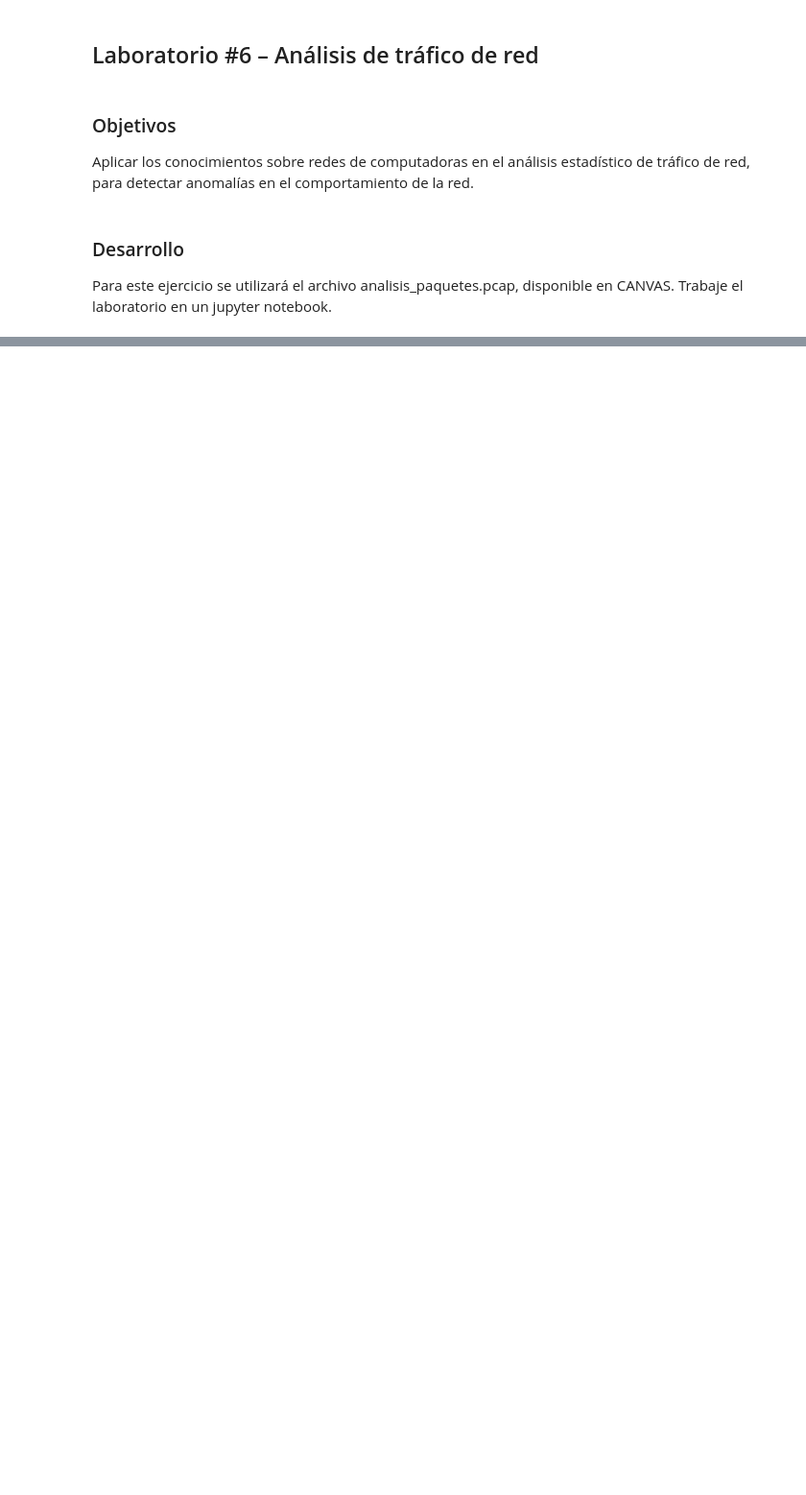
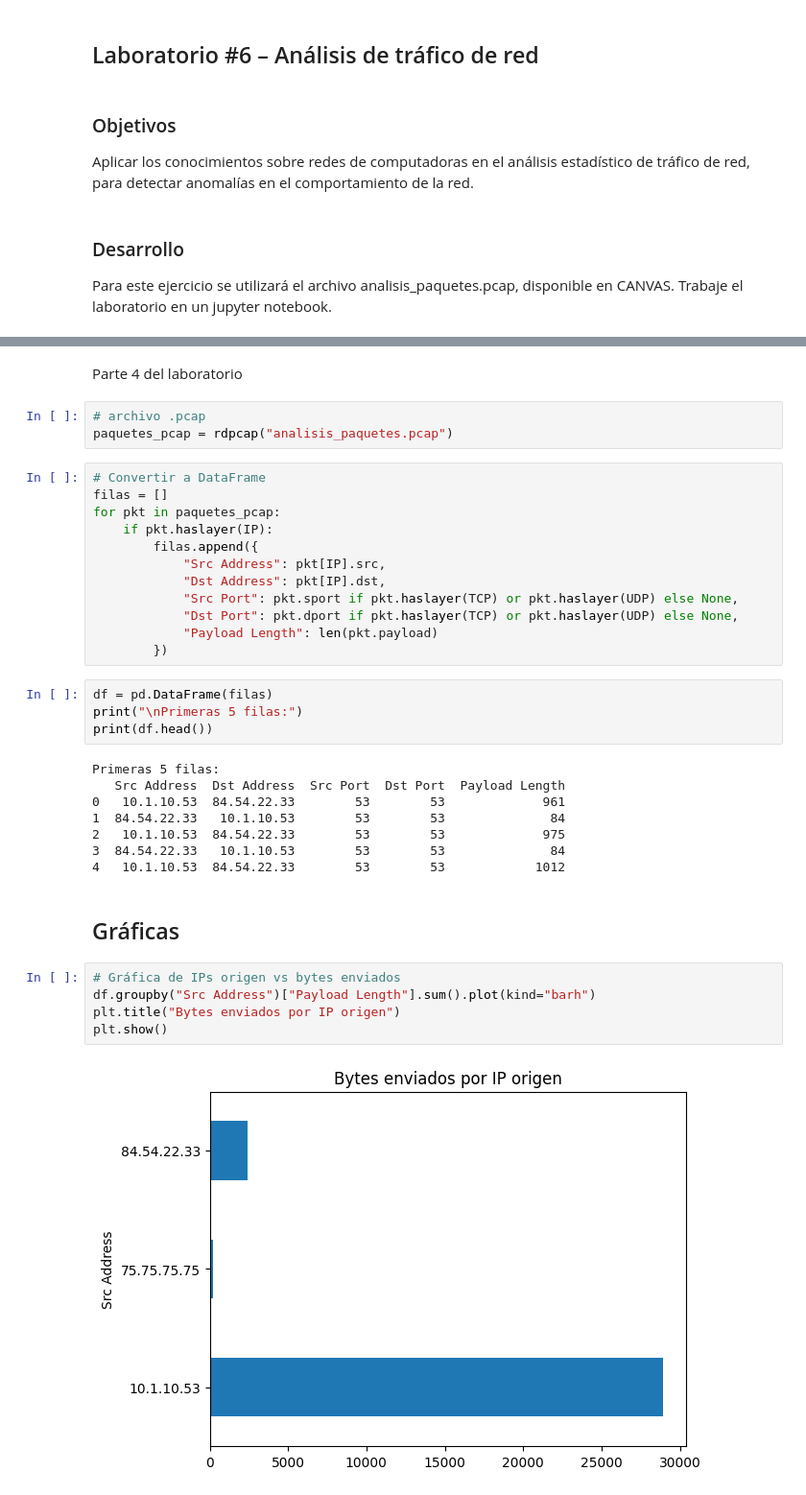
Before and after one commit to Wachuuu15/Lab6_sds, a Jupyter notebook: Lab6.ipynb, the cells around one changed output, grey strips where cells are left out. Shown at 96% size. Drawn from its saved outputs; the diff is of its cells as text; blank space fills up the shorter version.

```diff
--- a/Lab6.ipynb
+++ b/Lab6.ipynb
@@ -65,0 +66,38 @@ print(paquetes[0].summary())
+# %% [markdown]
+Parte 4 del laboratorio
+# %%
+# archivo .pcap
+paquetes_pcap = rdpcap("analisis_paquetes.pcap")
+# %%
+# Convertir a DataFrame
+filas = []
+for pkt in paquetes_pcap:
+    if pkt.haslayer(IP):
+        filas.append({
+            "Src Address": pkt[IP].src,
+            "Dst Address": pkt[IP].dst,
+            "Src Port": pkt.sport if pkt.haslayer(TCP) or pkt.haslayer(UDP) else None,
+            "Dst Port": pkt.dport if pkt.haslayer(TCP) or pkt.haslayer(UDP) else None,
+            "Payload Length": len(pkt.payload)
+        })
+# %%
+df = pd.DataFrame(filas)
+print("\nPrimeras 5 filas:")
+print(df.head())
+# %% [output]
+Primeras 5 filas:
+   Src Address  Dst Address  Src Port  Dst Port  Payload Length
+0   10.1.10.53  84.54.22.33        53        53             961
+1  84.54.22.33   10.1.10.53        53        53              84
+2   10.1.10.53  84.54.22.33        53        53             975
+3  84.54.22.33   10.1.10.53        53        53              84
+4   10.1.10.53  84.54.22.33        53        53            1012
+# %% [markdown]
+## Gráficas
+# %%
+# Gráfica de IPs origen vs bytes enviados
+df.groupby("Src Address")["Payload Length"].sum().plot(kind="barh")
+plt.title("Bytes enviados por IP origen")
+plt.show()
+# %% [output]
+[figure, added]
```
Also changed, not shown: parts of 20 cells of this notebook.
